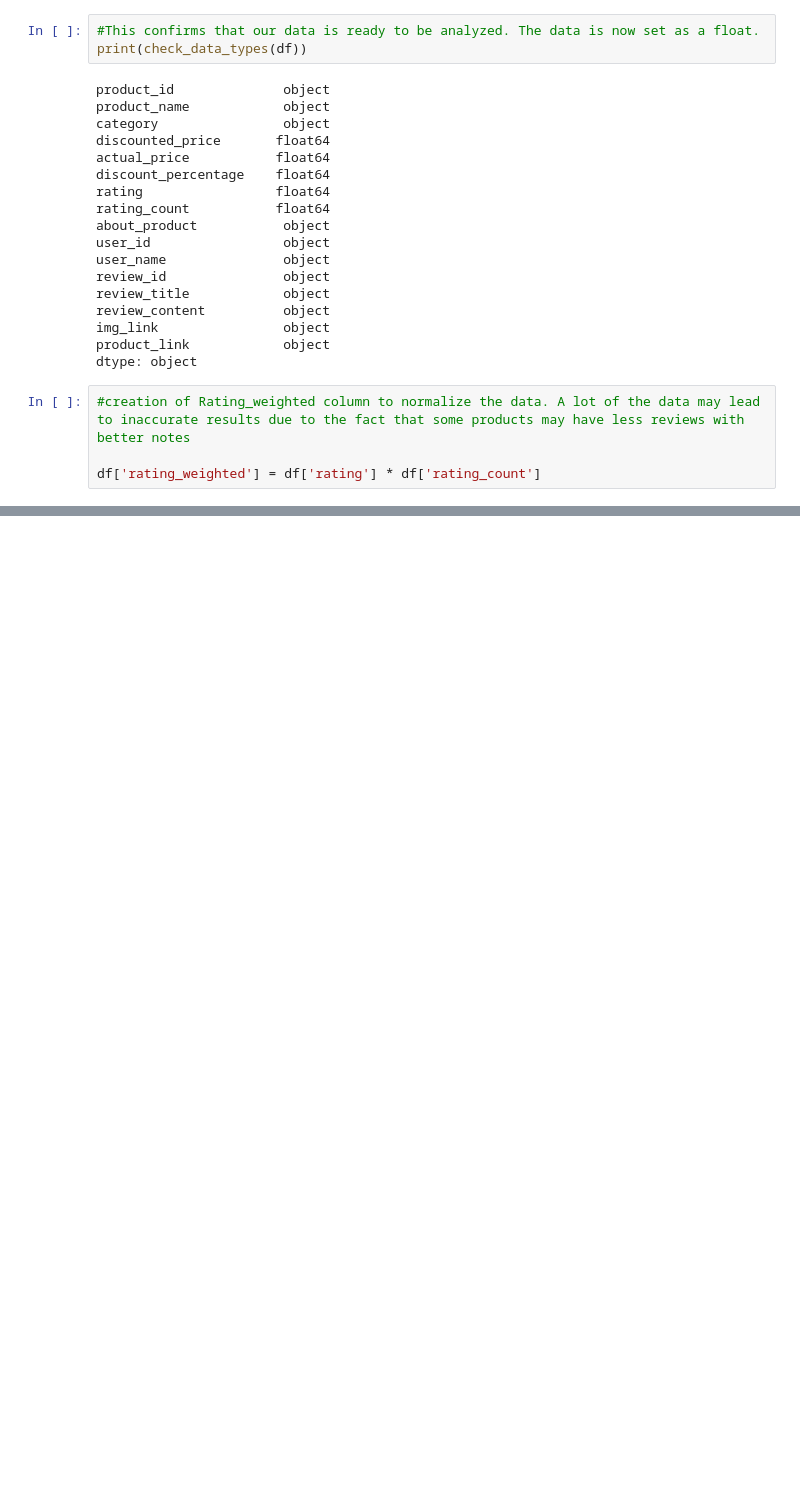
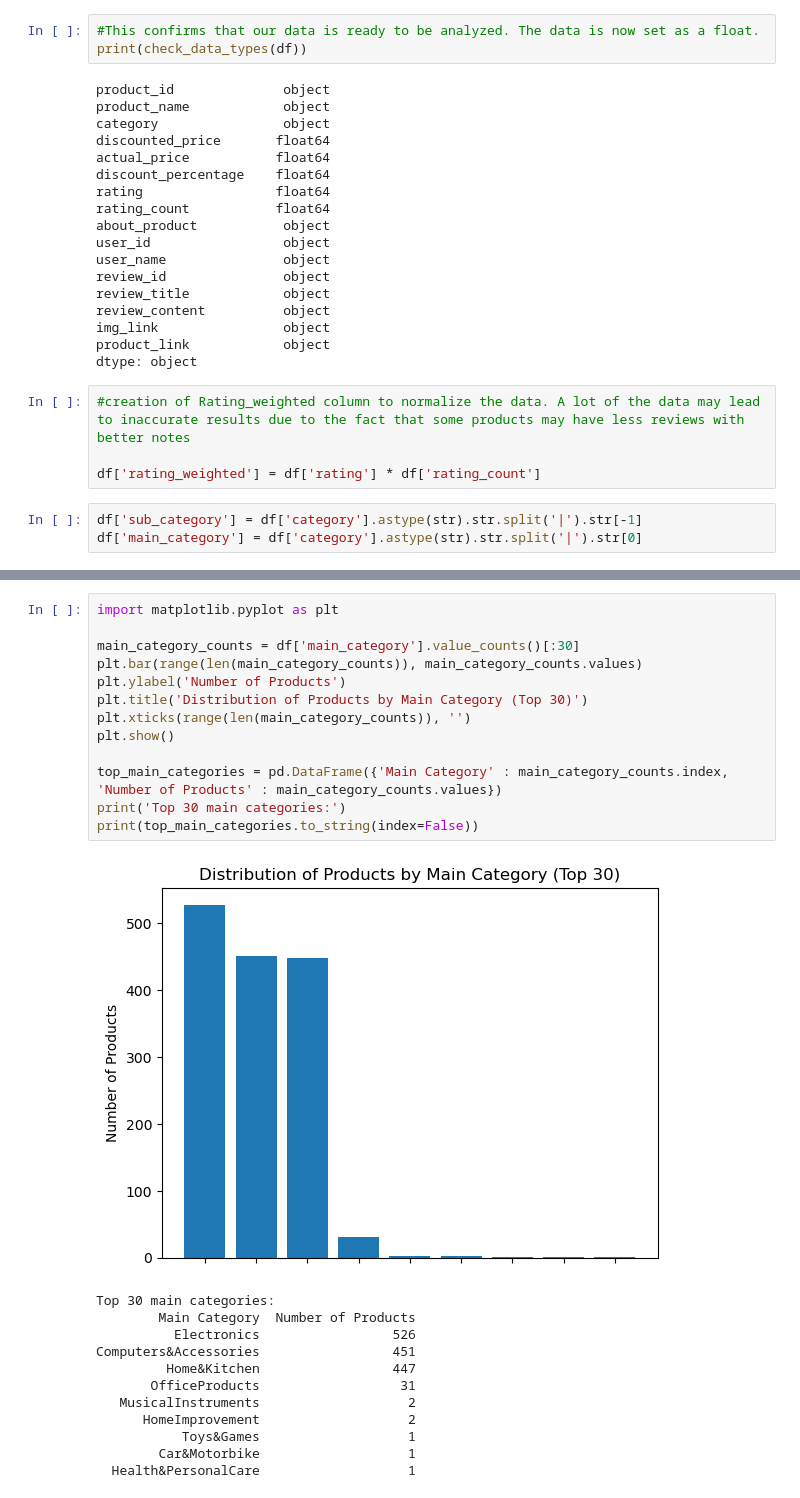
Before and after one commit to javicaz/Amazing, a Jupyter notebook: amazing_ML_Project.ipynb, the cells around one changed output, grey strips where cells are left out. Saved outputs shown, nothing was run; the diff lists cells and outputs as text; blank space fills up the shorter version.

Commit message:
project update Analysis and data exploration

```diff
--- a/amazing_ML_Project.ipynb
+++ b/amazing_ML_Project.ipynb
@@ -143,3 +143,6 @@ dtype: object
 #creation of Rating_weighted column to normalize the data. A lot of the data may lead to inaccurate results due to the fact that some products may have less reviews with better notes
 
 df['rating_weighted'] = df['rating'] * df['rating_count']
+# %%
+df['sub_category'] = df['category'].astype(str).str.split('|').str[-1]
+df['main_category'] = df['category'].astype(str).str.split('|').str[0]
@@ -145,0 +171,26 @@ df['rating_weighted'] = df['rating'] * df['rating_count']
+# %%
+import matplotlib.pyplot as plt
+
+main_category_counts = df['main_category'].value_counts()[:30]
+plt.bar(range(len(main_category_counts)), main_category_counts.values)
+plt.ylabel('Number of Products')
+plt.title('Distribution of Products by Main Category (Top 30)')
+plt.xticks(range(len(main_category_counts)), '')
+plt.show()
+
+top_main_categories = pd.DataFrame({'Main Category' : main_category_counts.index, 'Number of Products' : main_category_counts.values})
+print('Top 30 main categories:')
+print(top_main_categories.to_string(index=False))
+# %% [output]
+[figure, added]
+Top 30 main categories:
+        Main Category  Number of Products
+          Electronics                 526
+Computers&Accessories                 451
+         Home&Kitchen                 447
+       OfficeProducts                  31
+   MusicalInstruments                   2
+      HomeImprovement                   2
+           Toys&Games                   1
+        Car&Motorbike                   1
+  Health&PersonalCare                   1
```
Also changed, not shown: parts of 8 cells of this notebook.
